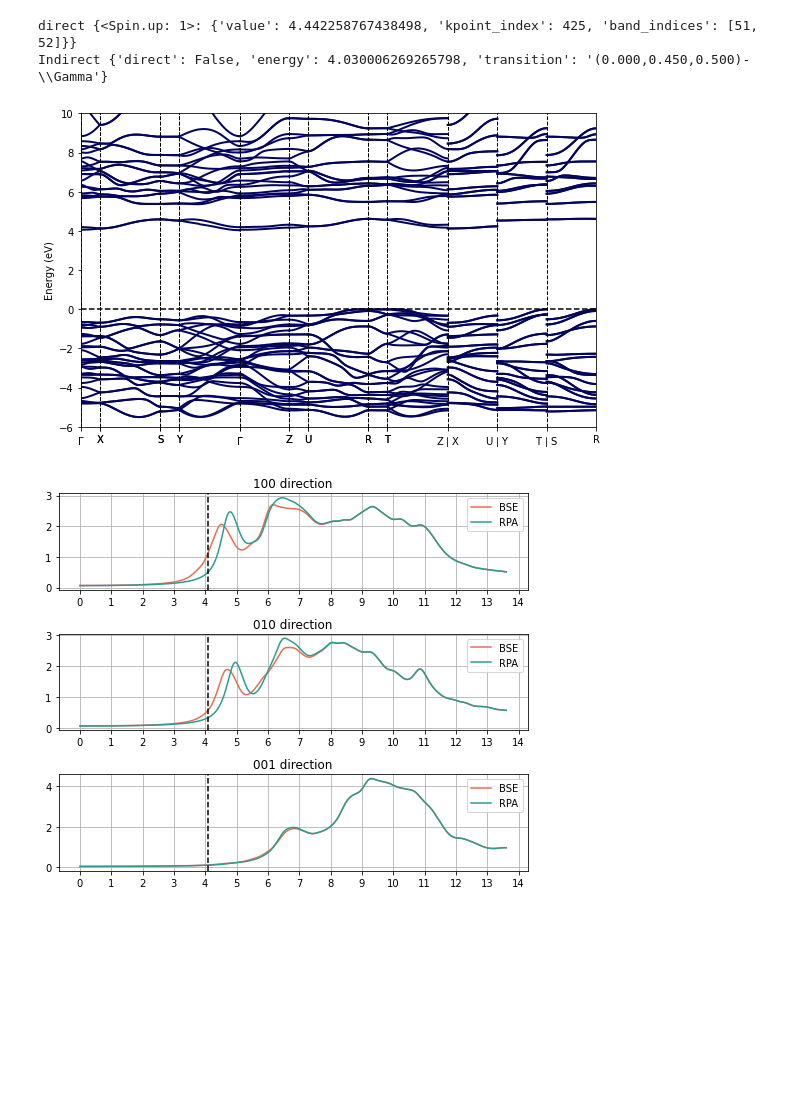
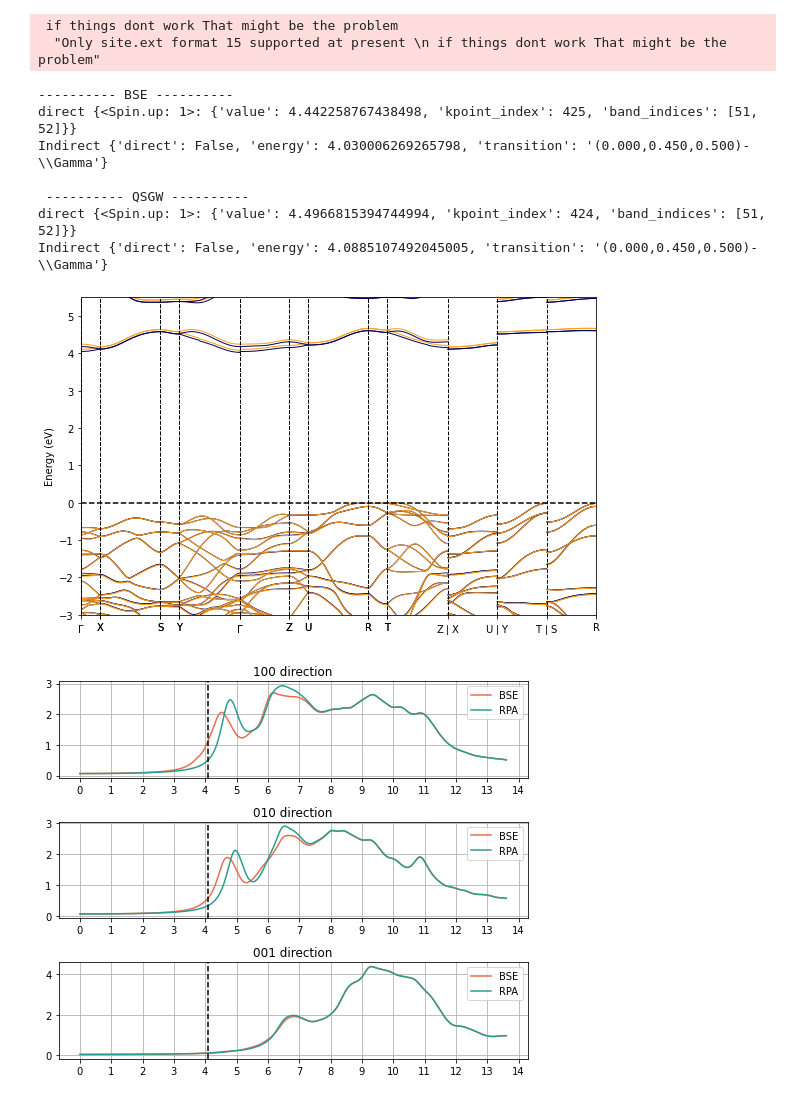
Before and after one commit to santoshkumarradha/V2O5, a Jupyter notebook: notebooks/plots.ipynb, the cells around one changed output. Cells and saved outputs as stored; diff of their text form; code cells hidden in the pictures; blank space fills up the shorter version.

Commit message:
qsgw result

```diff
--- a/notebooks/plots.ipynb
+++ b/notebooks/plots.ipynb
@@ -30,38 +30,55 @@ from scipy.ndimage import gaussian_filter1d
 # %%
 p_bse=get_bands("../data/bnds_BSE.temp",coords_are_cartesian=False)
 p_bse.efermi=p_bse.efermi+.06
+p_gw=get_bands("../data/bnds_QSGW.temp",coords_are_cartesian=False)
+p_gw.efermi=p_bse.efermi+.06
+# %% [output]
+ if things dont work That might be the problem
+  "Only site.ext format 15 supported at present \n if things dont work That might be the problem"
 # %%
+print("-"*10,"BSE","-"*10)
 print("direct",p_bse.get_direct_band_gap_dict())
 print("Indirect",p_bse.get_band_gap())
+print("\n","-"*10,"QSGW","-"*10)
+print("direct",p_gw.get_direct_band_gap_dict())
+print("Indirect",p_gw.get_band_gap())
 # %% [output]
+---------- BSE ----------
 direct {<Spin.up: 1>: {'value': 4.442258767438498, 'kpoint_index': 425, 'band_indices': [51, 52]}}
 Indirect {'direct': False, 'energy': 4.030006269265798, 'transition': '(0.000,0.450,0.500)-\\Gamma'}
+
+ ---------- QSGW ----------
+direct {<Spin.up: 1>: {'value': 4.4966815394744994, 'kpoint_index': 424, 'band_indices': [51, 52]}}
+Indirect {'direct': False, 'energy': 4.0885107492045005, 'transition': '(0.000,0.450,0.500)-\\Gamma'}
 # %%
 fig,ax=plt.subplots(figsize=(8,5))
 colors = ["#e71d36","#ff9f1c","#03045e"]
 bp_plot=bp(p_bse).bs_plot_data()
+bp_plot_gw=bp(p_gw).bs_plot_data()
 for i in range(len(bp_plot['distances'])):
     d=bp_plot['distances'][i]
     e=bp_plot['energy']['1'][i]
-    for k in e:
-        if k[0]>0:ls="-"
-        else:ls="-"
-        c=colors[2]
-        ax.plot(d,k,c=c,lw=2,ls=ls,alpha=1)
+    e_gw=bp_plot_gw['energy']['1'][i]
+    for k,kgw in zip(e,e_gw):
+        # if k[0]>0:ls="-"
+        # else:ls="-"
+        ls="-"
+        ax.plot(d,k,c=colors[2],lw=1,ls=ls,alpha=1)
+        ax.plot(d,kgw,c=colors[1],lw=1,ls=ls,alpha=1)
 
 for j,i in enumerate(bp_plot['ticks']["distance"]):
         ax.axvline(i,c="k",ls="--",lw=1)
 ax.axhline(0,c="k",ls="--")
 ax.set_xticks(bp_plot['ticks']["distance"])
 ax.set_xticklabels(bp_plot['ticks']["label"],fontsize=10)
-ax.set_ylim(-6,10)
+ax.set_ylim(-3,5.5)
 ax.set_ylabel("Energy (eV)")
 ax.autoscale(enable=True, axis='x', tight=True)
 plt.tight_layout()
-plt.savefig("../figures/bands_BSE.pdf",dpi=300)
+plt.savefig("../figures/bands_BSE_GW_compare.pdf",dpi=300)
 plt.show()
 # %% [output]
-[figure, old version]
+[figure, new version]
 # %%
 # p_gw=get_bands("data/bnds_gw.temp",coords_are_cartesian=False)
 # p_bse=get_bands("data/bnds_bse.temp",coords_are_cartesian=False)
```
Also changed, not shown: 2 other files.
